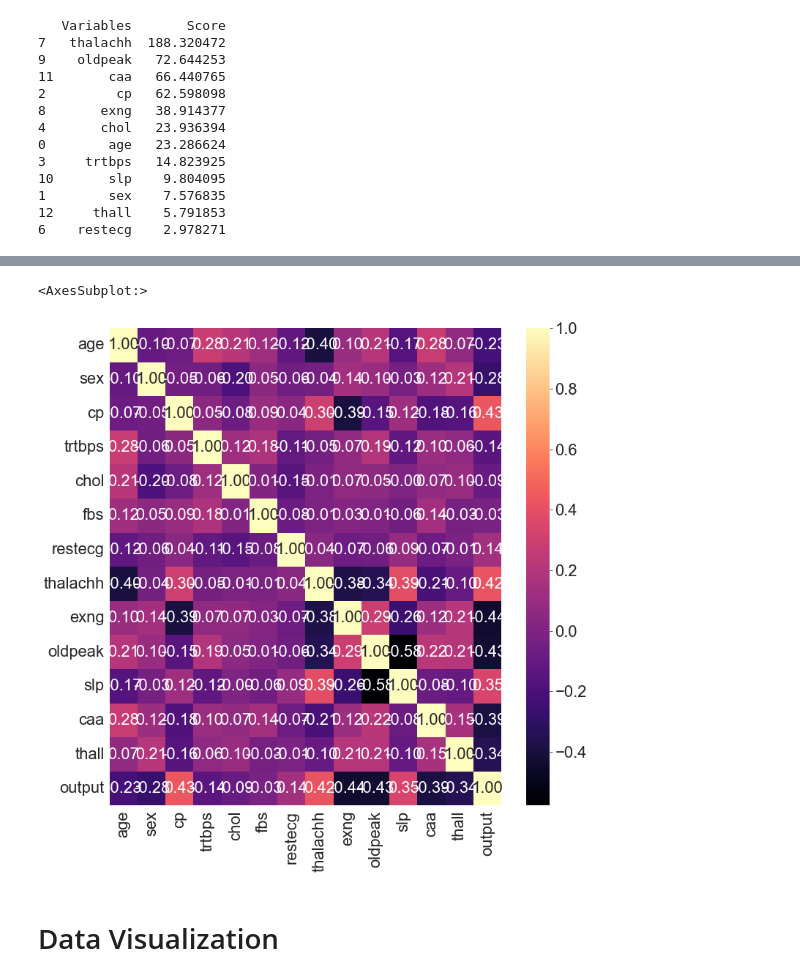
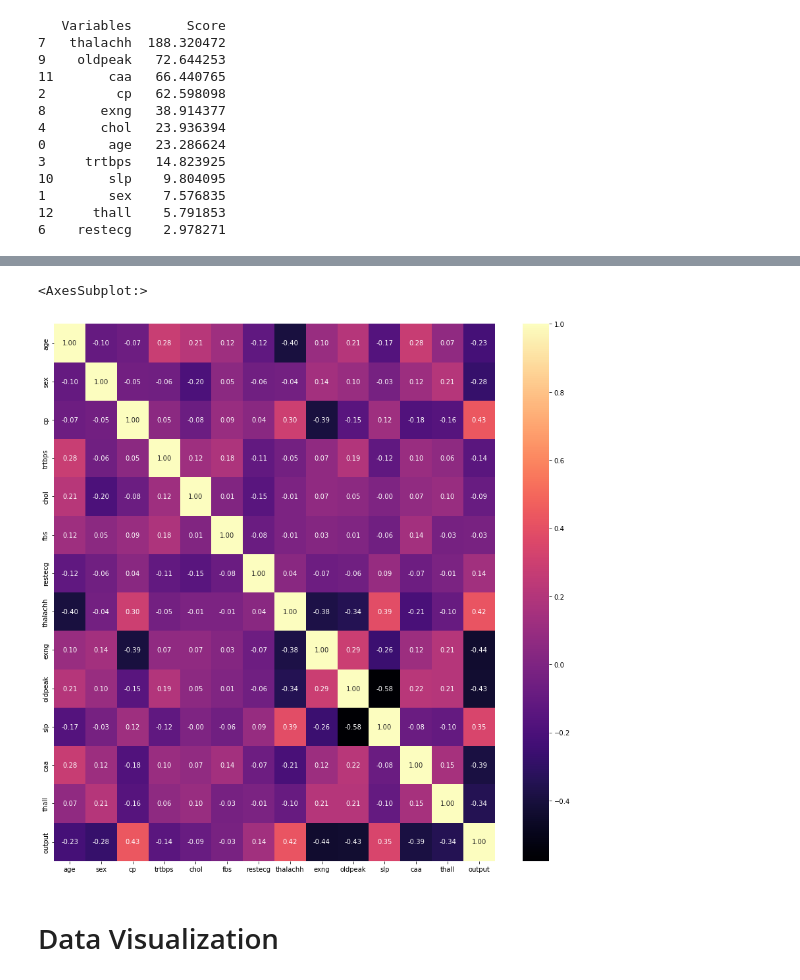
Before and after one commit to PaulHuatingSun/Heart_Attack_Prediction, a Jupyter notebook: Huating Sun-Data Exploration and Visualization.ipynb, the cells around one changed output, grey strips where cells are left out. Drawn from its saved outputs; the diff is of its cells as text; code cells hidden in the pictures.

Commit message:
Fix correlation visualization

```diff
--- a/Huating Sun-Data Exploration and Visualization.ipynb
+++ b/Huating Sun-Data Exploration and Visualization.ipynb
@@ -120,10 +120,10 @@ plt.show()
 # %%
 # Generate a heatmap of the correlations of the variables
-plt.figure(figsize=(12,12))
+plt.figure(figsize=(15,15))
 sns.heatmap(heart_df.corr(), annot = True, cmap = "magma", fmt = '.2f')
 # %% [output]
 <AxesSubplot:>
-[figure, old version]
+[figure, new version]
 # %% [markdown]
 # Data Visualization
 # %%
```
Also changed, not shown: parts of 3 cells of this notebook.
